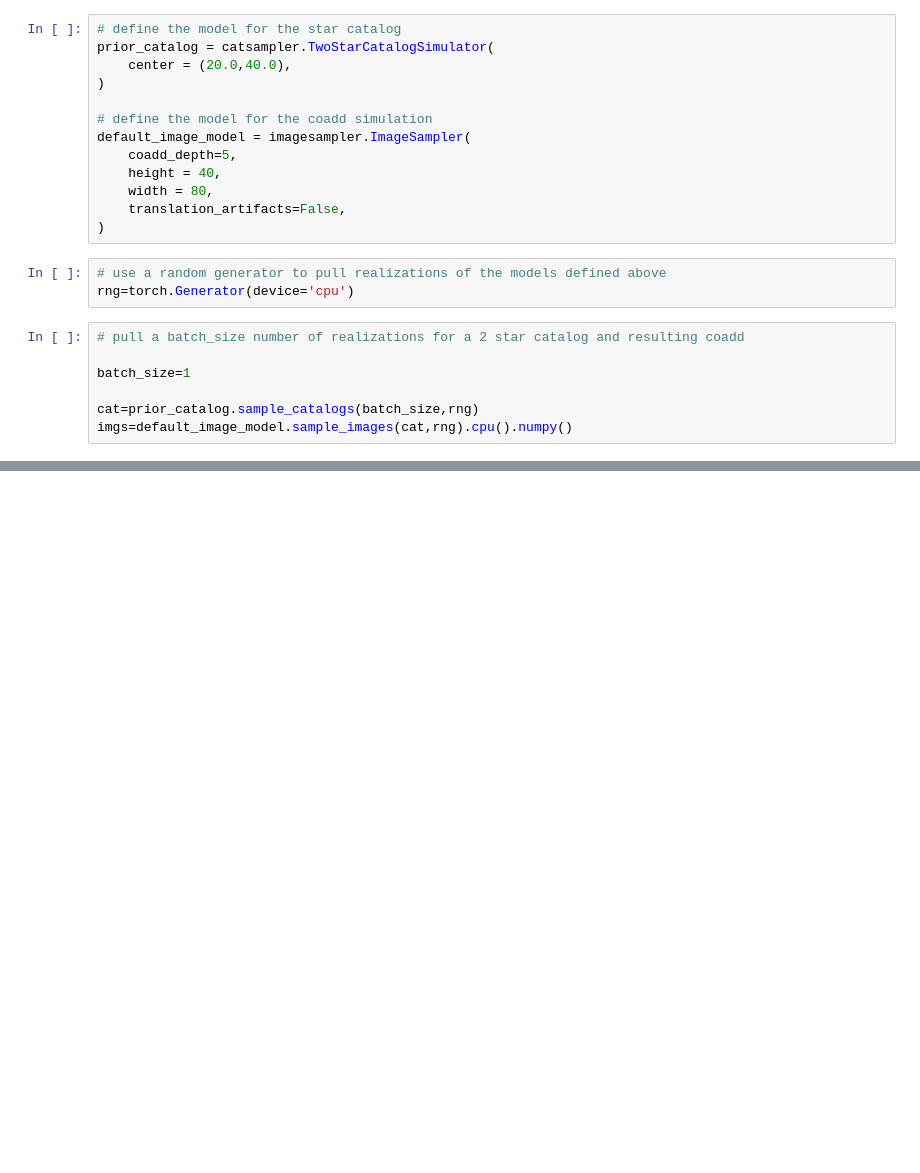
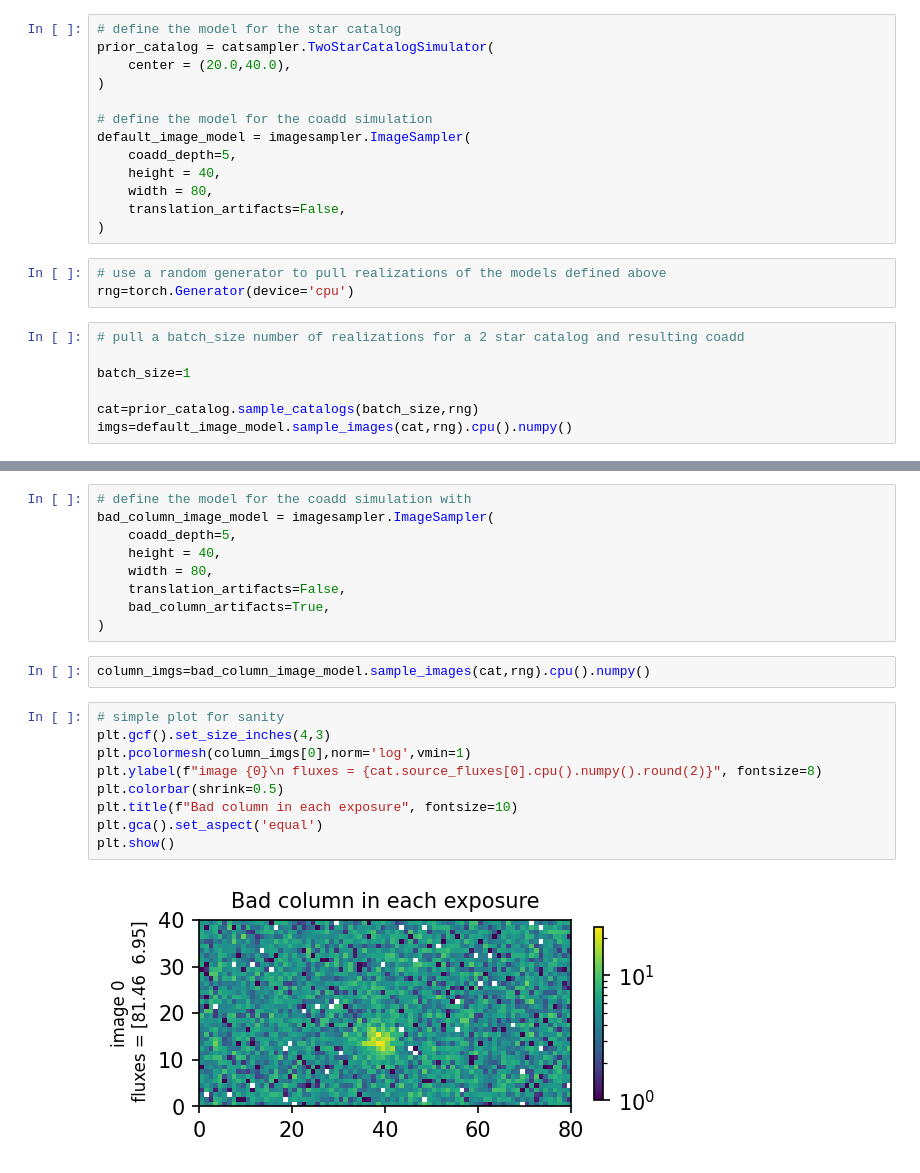
Before and after one commit to jacksonloper/break-coadd-sbi, a Jupyter notebook: coadd_viewer.ipynb, the cells around one changed output, grey strips where cells are left out. Drawn from its saved outputs; the diff is of its cells as text; blank space fills up the shorter version.

Commit message:
Add initial bad column feature

```diff
--- a/coadd_viewer.ipynb
+++ b/coadd_viewer.ipynb
@@ -68,0 +89,22 @@ plt.show()
+# %%
+# define the model for the coadd simulation with
+bad_column_image_model = imagesampler.ImageSampler(
+    coadd_depth=5,
+    height = 40,
+    width = 80,
+    translation_artifacts=False,
+    bad_column_artifacts=True,
+)
+# %%
+column_imgs=bad_column_image_model.sample_images(cat,rng).cpu().numpy()
+# %%
+# simple plot for sanity
+plt.gcf().set_size_inches(4,3)
+plt.pcolormesh(column_imgs[0],norm='log',vmin=1)
+plt.ylabel(f"image {0}\n fluxes = {cat.source_fluxes[0].cpu().numpy().round(2)}", fontsize=8)
+plt.colorbar(shrink=0.5)
+plt.title(f"Bad column in each exposure", fontsize=10)
+plt.gca().set_aspect('equal')
+plt.show()
+# %% [output]
+[figure, added]
```
Also changed, not shown: parts of 4 cells of this notebook, 2 other files.
